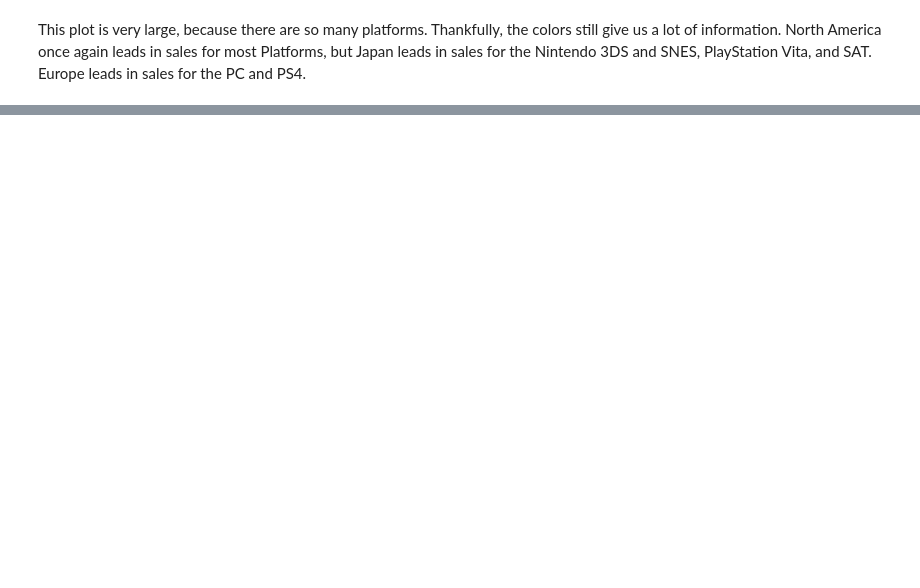
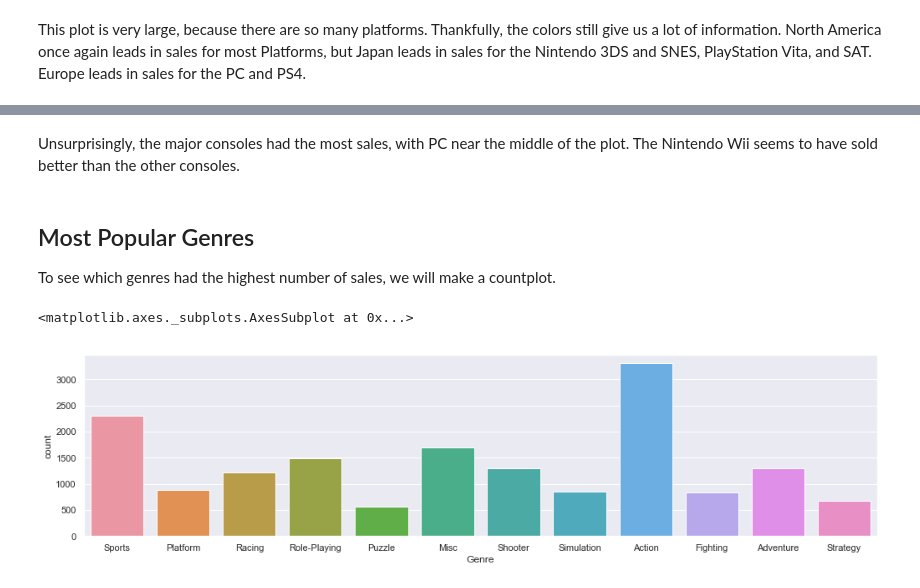
Before and after one commit to NicholasCrossman/python-game-sales-data-cleaning, a Jupyter notebook: game-sales-data-analysis.ipynb, the cells around one changed output, grey strips where cells are left out. Saved outputs shown, nothing was run; the diff lists cells and outputs as text; code cells hidden in the pictures; blank space fills up the shorter version.

```diff
--- a/game-sales-data-analysis.ipynb
+++ b/game-sales-data-analysis.ipynb
@@ -159,0 +160,13 @@ The boxplot shows the distribution of 50% of each dataset as the box. From the b
+# %% [markdown]
+Unsurprisingly, the major consoles had the most sales, with PC near the middle of the plot. The Nintendo Wii seems to have sold better than the other consoles.
+# %% [markdown]
+## Most Popular Genres
+
+To see which genres had the highest number of sales, we will make a countplot.
+# %%
+genre_sales = data[['Genre']]
+# the countplot does a groupby automatically
+sb.countplot(x='Genre', data=genre_sales)
+# %% [output]
+<matplotlib.axes._subplots.AxesSubplot at 0x...>
+[figure, added]
```
Also changed, not shown: parts of 11 cells of this notebook.
